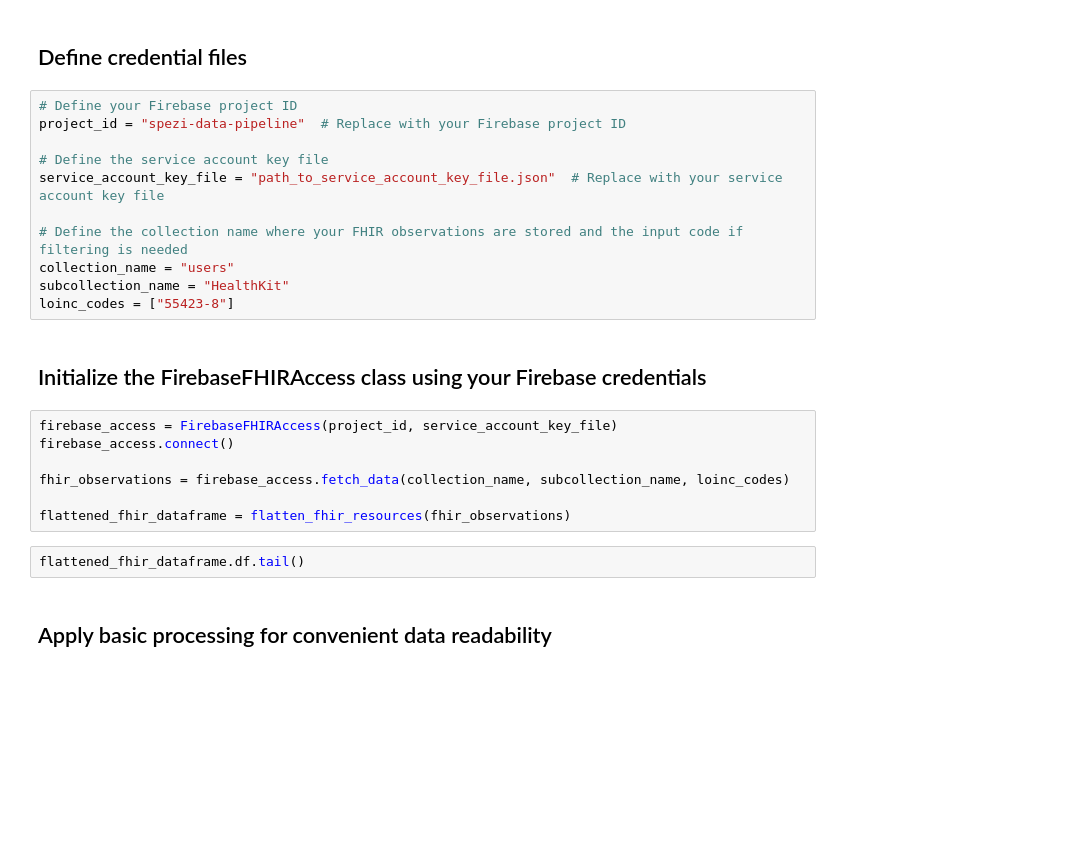
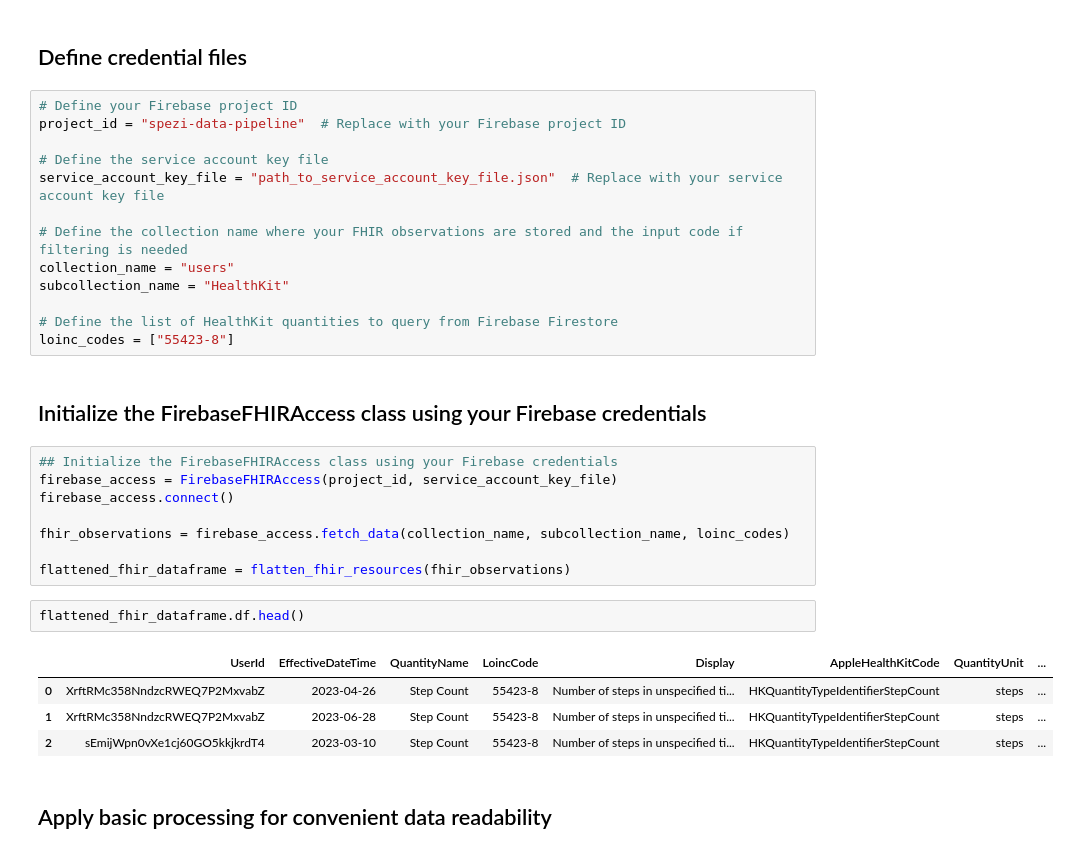
Before and after one commit to StanfordSpezi/SpeziDataPipeline, a Jupyter notebook: SpeziDataPipelineTemplate.ipynb, the cells around one changed output. Cells and saved outputs as stored; diff of their text form; blank space fills up the shorter version.

```diff
--- a/SpeziDataPipelineTemplate.ipynb
+++ b/SpeziDataPipelineTemplate.ipynb
@@ -18,10 +18,13 @@ service_account_key_file = "path_to_service_account_key_file.json"  # Replace wi
 # Define the collection name where your FHIR observations are stored and the input code if filtering is needed
 collection_name = "users"
 subcollection_name = "HealthKit"
+
+# Define the list of HealthKit quantities to query from Firebase Firestore
 loinc_codes = ["55423-8"]
 # %% [markdown]
 ## Initialize the FirebaseFHIRAccess class using your Firebase credentials
 # %%
+## Initialize the FirebaseFHIRAccess class using your Firebase credentials
 firebase_access = FirebaseFHIRAccess(project_id, service_account_key_file)
 firebase_access.connect()
 
@@ -29,7 +32,12 @@ fhir_observations = firebase_access.fetch_data(collection_name, subcollection_na
 
 flattened_fhir_dataframe = flatten_fhir_resources(fhir_observations)
 # %%
-flattened_fhir_dataframe.df.tail()
+flattened_fhir_dataframe.df.head()
+# %% [output]
+|  | UserId | EffectiveDateTime | QuantityName | LoincCode | Display | AppleHealthKitCode | QuantityUnit | ... |
+| 0 | XrftRMc358NndzcRWEQ7P2MxvabZ | 2023-04-26 | Step Count | 55423-8 | Number of steps in unspecified ti... | HKQuantityTypeIdentifierStepCount | steps | ... |
+| 1 | XrftRMc358NndzcRWEQ7P2MxvabZ | 2023-06-28 | Step Count | 55423-8 | Number of steps in unspecified ti... | HKQuantityTypeIdentifierStepCount | steps | ... |
+| 2 | sEmijWpn0vXe1cj60GO5kkjkrdT4 | 2023-03-10 | Step Count | 55423-8 | Number of steps in unspecified ti... | HKQuantityTypeIdentifierStepCount | steps | ... |
 # %% [markdown]
 ## Apply basic processing for convenient data readability
 # %%
```
Also changed, not shown: parts of 3 cells of this notebook, 16 other files.
